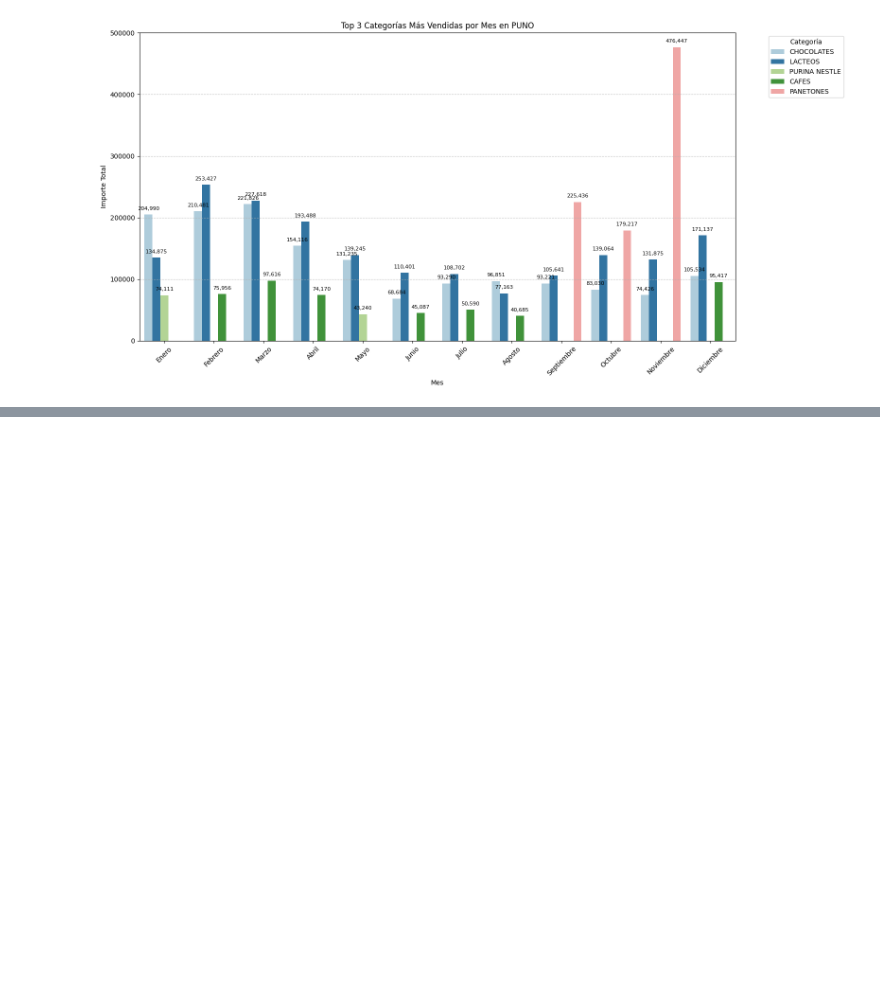
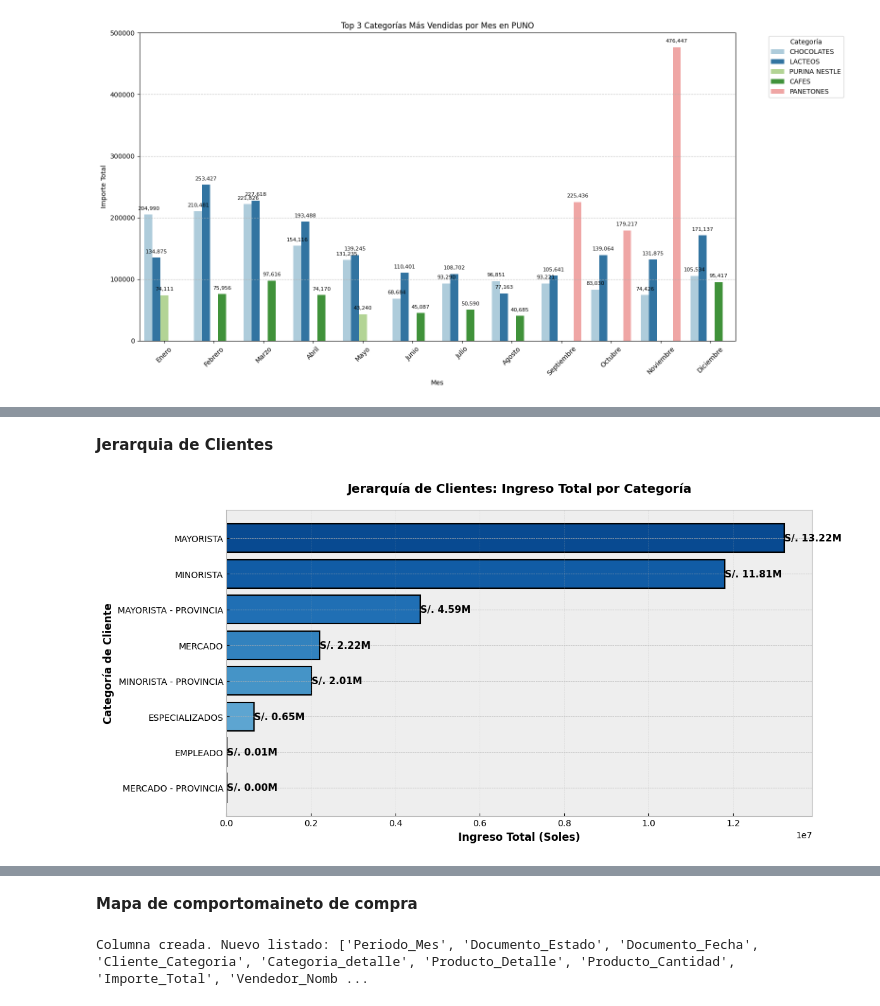
Before and after one commit to OscarEdy/Proyecto-Ciencia-de-Datos, a Jupyter notebook: Proyecto_final_de_CD.ipynb, the cells around one changed output, grey strips where cells are left out. Saved outputs shown, nothing was run; the diff lists cells and outputs as text; code cells hidden in the pictures; blank space fills up the shorter version.

```diff
--- a/Proyecto_final_de_CD.ipynb
+++ b/Proyecto_final_de_CD.ipynb
@@ -480,0 +753,66 @@ df.head()
+# %% [markdown]
+  **Jerarquia de Clientes**
+# %%
+
+# 1. Agrupar por Cliente_Categoria y sumar Importe_Total
+ingreso_por_categoria = df_activos.groupby('Cliente_Categoria')['Importe_Total'].sum().sort_values(ascending=True)
+
+# 2. Crear figura con gráfico de barras horizontales
+plt.figure(figsize=(12, 6))
+plt.style.use('bmh')
+
+# Colores degradados para mejor visualización
+colors_gradient = plt.cm.Blues(np.linspace(0.4, 0.9, len(ingreso_por_categoria)))
+
+# Crear barras horizontales
+bars = plt.barh(ingreso_por_categoria.index, ingreso_por_categoria.values, color=colors_gradient, edgecolor='black', linewidth=1.5)
+
+# 3. Calcular valores en millones para las etiquetas
+valores_millones = ingreso_por_categoria.values / 1_000_000
+total_ingreso = ingreso_por_categoria.sum()
+porcentaje_categoria_top = (ingreso_por_categoria.max() / total_ingreso) * 100
+
+# 4. Agregar etiquetas de valor en formato "S/. Millones"
+for i, (bar, valor_millon) in enumerate(zip(bars, valores_millones)):
+    plt.text(bar.get_width() + 0.5, bar.get_y() + bar.get_height()/2,
+             f'S/. {valor_millon:.2f}M',
+             va='center', fontsize=11, fontweight='bold')
+
+# 5. Configurar etiquetas y título
+plt.xlabel('Ingreso Total (Soles)', fontsize=12, fontweight='bold')
+plt.ylabel('Categoría de Cliente', fontsize=12, fontweight='bold')
+plt.title('Jerarquía de Clientes: Ingreso Total por Categoría', fontsize=14, fontweight='bold', pad=20)
+plt.grid(True, axis='x', alpha=0.3, linestyle='--')
+
+# Ajustar layout para que las etiquetas se vean bien
+plt.tight_layout()
+plt.show()
+
+# 6. Mostrar análisis detallado
+print("=" * 80)
+print("ANÁLISIS DE JERARQUÍA DE CLIENTES - INGRESO POR CATEGORÍA")
+print("=" * 80)
+
+# Crear DataFrame para mejor visualización
+resultado_categoria = pd.DataFrame({
+    'Categoría': ingreso_por_categoria.index,
+    'Ingreso Total (S/.)': ingreso_por_categoria.values,
+    'Ingreso (Millones)': valores_millones,
+    'Porcentaje del Total': (ingreso_por_categoria.values / total_ingreso * 100)
+}).sort_values('Ingreso Total (S/.)', ascending=False).reset_index(drop=True)
+
+print(resultado_categoria.to_string(index=False))
+
+print("\n" + "=" * 80)
+print("ESTADÍSTICAS CLAVE")
+print("=" * 80)
+categoria_top = resultado_categoria.iloc[0]
+print(f"\nCategoría con MAYOR INGRESO: {categoria_top['Categoría']}")
+print(f"  → Ingreso Total: S/. {categoria_top['Ingreso Total (S/.)']:,.2f}")
+print(f"  → En Millones: S/. {categoria_top['Ingreso (Millones)']:.2f}M")
+print(f"  → Representa el {categoria_top['Porcentaje del Total']:.2f}% del ingreso total")
+
+print(f"\nIngreso Total General: S/. {total_ingreso:,.2f}")
+print(f"Ingreso Total en Millones: S/. {total_ingreso/1_000_000:.2f}M")
+# %% [output]
+[figure, added]
@@ -480,0 +836,13 @@ df.head()
+# %% [markdown]
+**Mapa de comportomaineto de compra**
+# %%
+df_activos['Importe_Unitario'] = np.where(
+    df_activos['Producto_Cantidad'] != 0,
+    df_activos['Importe_Total'] / df_activos['Producto_Cantidad'],
+    0
+)
+
+# 2. Verificamos que ahora sí exista
+print(f"Columna creada. Nuevo listado: {df_activos.columns.tolist()}")
+# %% [output]
+Columna creada. Nuevo listado: ['Periodo_Mes', 'Documento_Estado', 'Documento_Fecha', 'Cliente_Categoria', 'Categoria_detalle', 'Producto_Detalle', 'Producto_Cantidad', 'Importe_Total', 'Vendedor_Nomb ...
```
Also changed, not shown: parts of 16 cells of this notebook.
